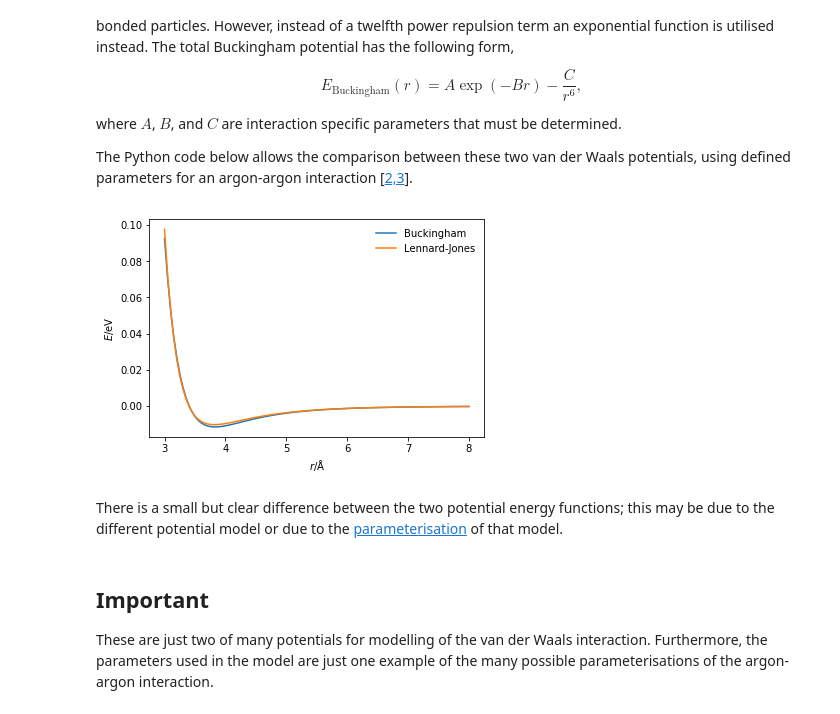
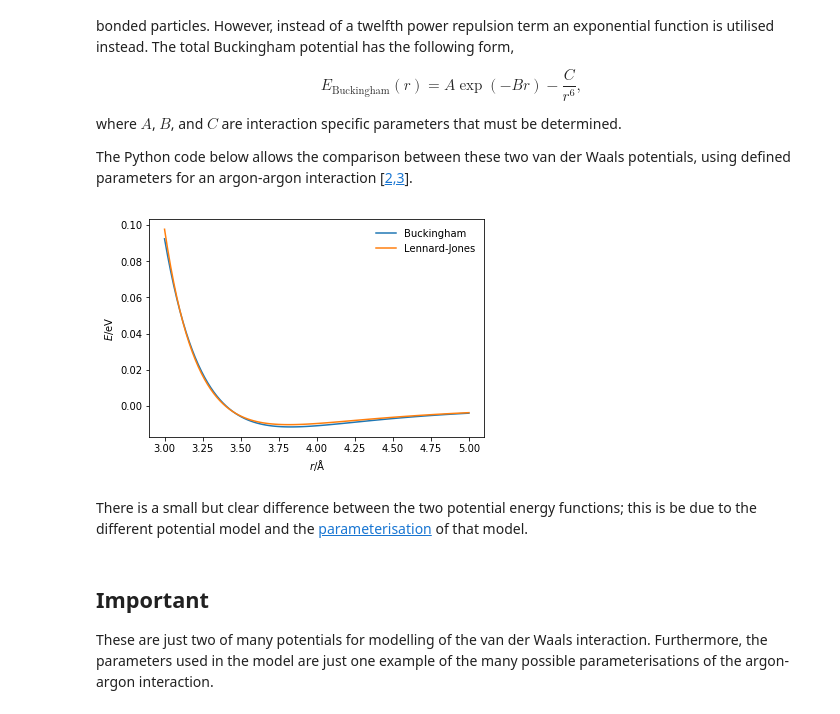
Before and after one commit to sobaba-12/sim_and_scat, a Jupyter notebook: content/classical_methods/van_der_waals.ipynb, the cells around one changed output. Cells and saved outputs as stored; diff of their text form; code cells hidden in the pictures.

```diff
--- a/content/classical_methods/van_der_waals.ipynb
+++ b/content/classical_methods/van_der_waals.ipynb
@@ -88,7 +88,7 @@ def lj_energy(r, epsilon, sigma):
     """
     return repulsive_energy(r, epsilon, sigma) + attractive_energy(r, epsilon, sigma)
 
-r = np.linspace(3, 8, 100)
+r = np.linspace(3, 5, 100)
 plt.plot(r, attractive_energy(r, 0.0103, 3.4), label='Attractive')
 plt.plot(r, repulsive_energy(r, 0.0103, 3.4), label='Repulsive')
 plt.plot(r, lj_energy(r, 0.0103, 3.4), label='Lennard-Jones')
@@ -114,37 +114,37 @@ The Python code below allows the comparison between these two van der Waals pote
 def buckingham_energy(rij, a, b, c):
     """
     Implementation of the Buckingham potential
     to calculate the energy of the interaction.
 
     Parameters
     ----------
     r: float
         Distance between two particles (Å)
     a: float
         A parameter for the interaction (eV)
     b: float
         B parameter for the interaction (eV)
     c: float
         C parameter for the interaction (eV)
 
     Returns
     -------
     float
         Energy of the van der Waals interaction
     """
     return a * np.exp(-b * r) - c / np.power(r, 6)
 
-r = np.linspace(3, 8, 100)
+r = np.linspace(3, 5, 100)
 plt.plot(r, buckingham_energy(r, 10549.313, 3.66, 63.670), label='Buckingham')
 plt.plot(r, lj_energy(r, 0.0103, 3.4), label='Lennard-Jones')
 plt.xlabel(r'$r$/Å')
 plt.ylabel(r'$E$/eV')
 plt.legend(frameon=False)
 plt.show()
 # %% [output]
-[figure, old version]
+[figure, new version]
 # %% [markdown]
-There is a small but clear difference between the two potential energy functions; this may be due to the different potential model or due to the [parameterisation](http://pythoninchemistry.org/sim_and_scat/parameterisation/intro) of that model.
+There is a small but clear difference between the two potential energy functions; this is be due to the different potential model and the [parameterisation](http://pythoninchemistry.org/sim_and_scat/parameterisation/intro) of that model.
 # %% [markdown]
 ## Important
 
```
Also changed, not shown: parts of 2 cells of this notebook, 7 other files.
